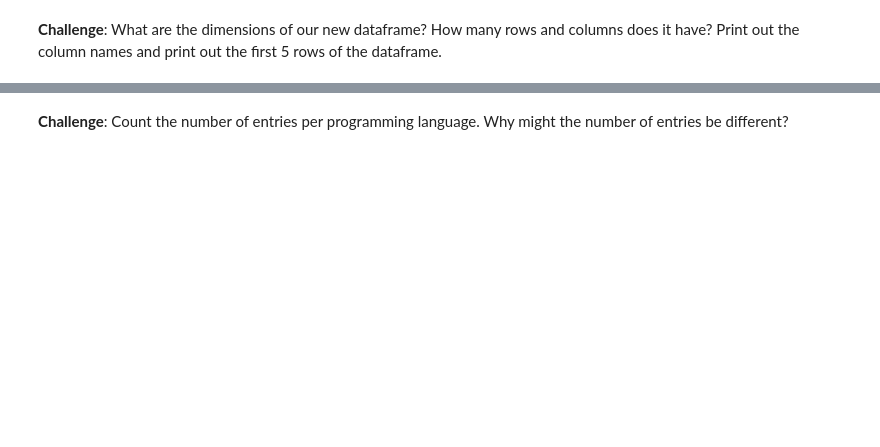
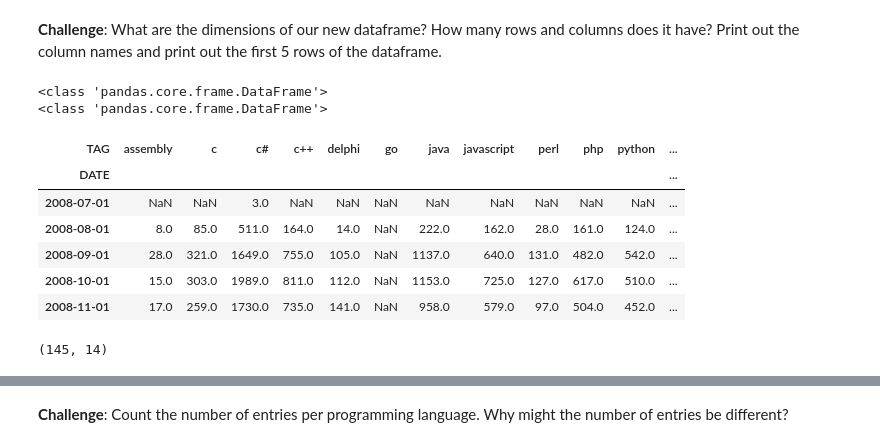
Before and after one commit to cburgyan/GoogleCollaboratoryExploration, a Jupyter notebook: Programming_Languages_(start).ipynb, the cells around one changed output, grey strips where cells are left out. Saved outputs shown, nothing was run; the diff lists cells and outputs as text; code cells hidden in the pictures; blank space fills up the shorter version.

Commit message:
explore pivoting panda dataframes

```diff
--- a/Programming_Languages_(start).ipynb
+++ b/Programming_Languages_(start).ipynb
@@ -26,7 +26,7 @@ import pandas
 # %% [markdown]
 **Challenge**: Read the .csv file and store it in a Pandas dataframe
 # %%
-df = pandas.read_csv('QueryResults.csv')
+df = pandas.read_csv('QueryResults.csv', names=['DATE', 'TAG', 'POSTS'], header=0)
 # %% [markdown]
 **Challenge**: Examine the first 5 rows and the last 5 rows of the of the dataframe
 # %%
@@ -89,0 +126,3 @@ Let's fix the date format to make it more readable. We need to use Pandas to cha
+# %%
+df['DATE'] = pandas.to_datetime(df['DATE'])
+print(type(df['DATE'][1]))
@@ -92,2 +156,21 @@ Let's fix the date format to make it more readable. We need to use Pandas to cha
 # %% [markdown]
 **Challenge**: What are the dimensions of our new dataframe? How many rows and columns does it have? Print out the column names and print out the first 5 rows of the dataframe.
+# %%
+print(type(df))
+reshaped_df = df.pivot(index='DATE', columns='TAG', values='POSTS')
+print(type(reshaped_df))
+reshaped_df.head()
+# %% [output]
+<class 'pandas.core.frame.DataFrame'>
+<class 'pandas.core.frame.DataFrame'>
+| TAG | assembly | c | c# | c++ | delphi | go | java | javascript | perl | php | python | ... |
+| DATE |  |  |  |  |  |  |  |  |  |  |  | ... |
+| 2008-07-01 | NaN | NaN | 3.0 | NaN | NaN | NaN | NaN | NaN | NaN | NaN | NaN | ... |
+| 2008-08-01 | 8.0 | 85.0 | 511.0 | 164.0 | 14.0 | NaN | 222.0 | 162.0 | 28.0 | 161.0 | 124.0 | ... |
+| 2008-09-01 | 28.0 | 321.0 | 1649.0 | 755.0 | 105.0 | NaN | 1137.0 | 640.0 | 131.0 | 482.0 | 542.0 | ... |
+| 2008-10-01 | 15.0 | 303.0 | 1989.0 | 811.0 | 112.0 | NaN | 1153.0 | 725.0 | 127.0 | 617.0 | 510.0 | ... |
+| 2008-11-01 | 17.0 | 259.0 | 1730.0 | 735.0 | 141.0 | NaN | 958.0 | 579.0 | 97.0 | 504.0 | 452.0 | ... |
+# %%
+reshaped_df.shape
+# %% [output]
+(145, 14)
```
Also changed, not shown: parts of 13 cells of this notebook.
